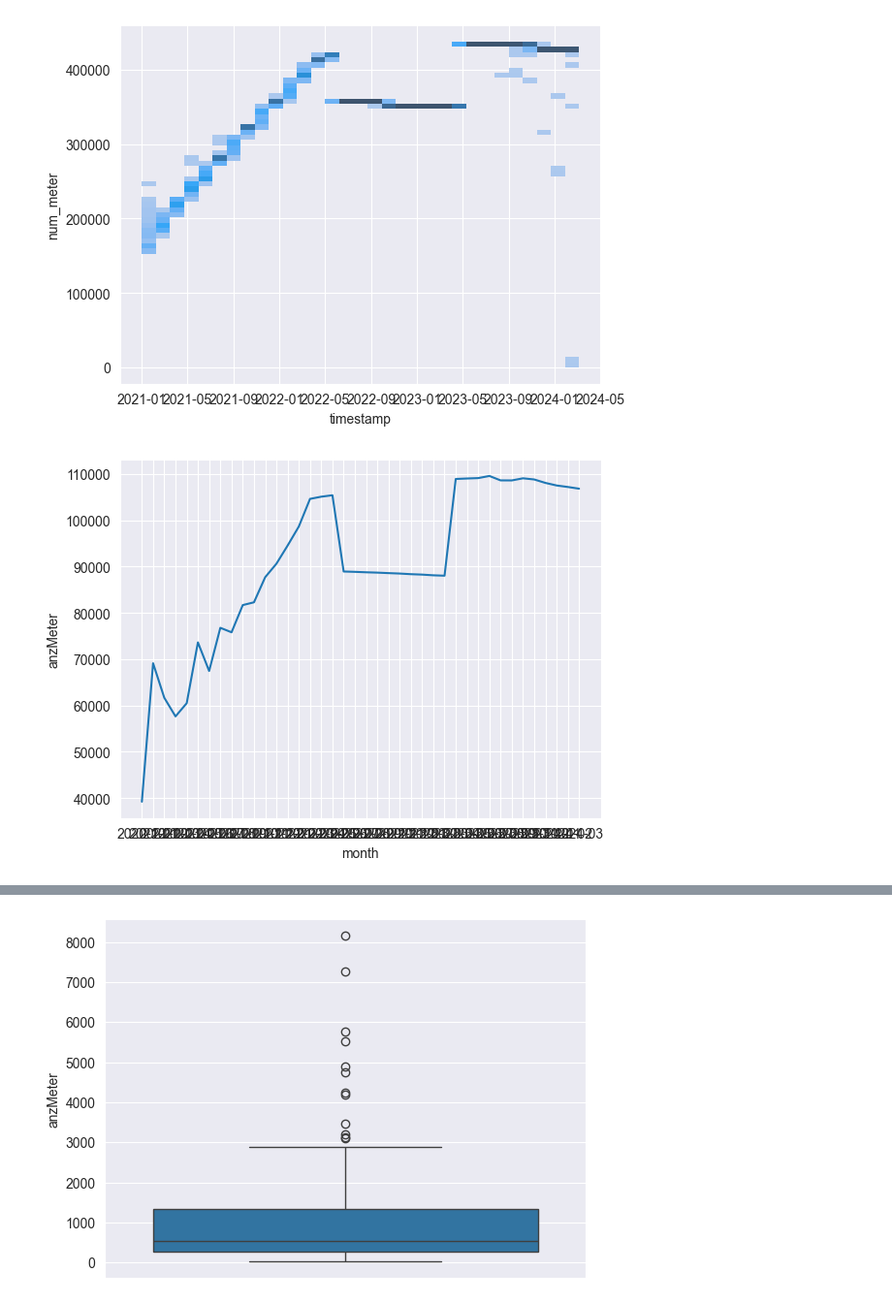
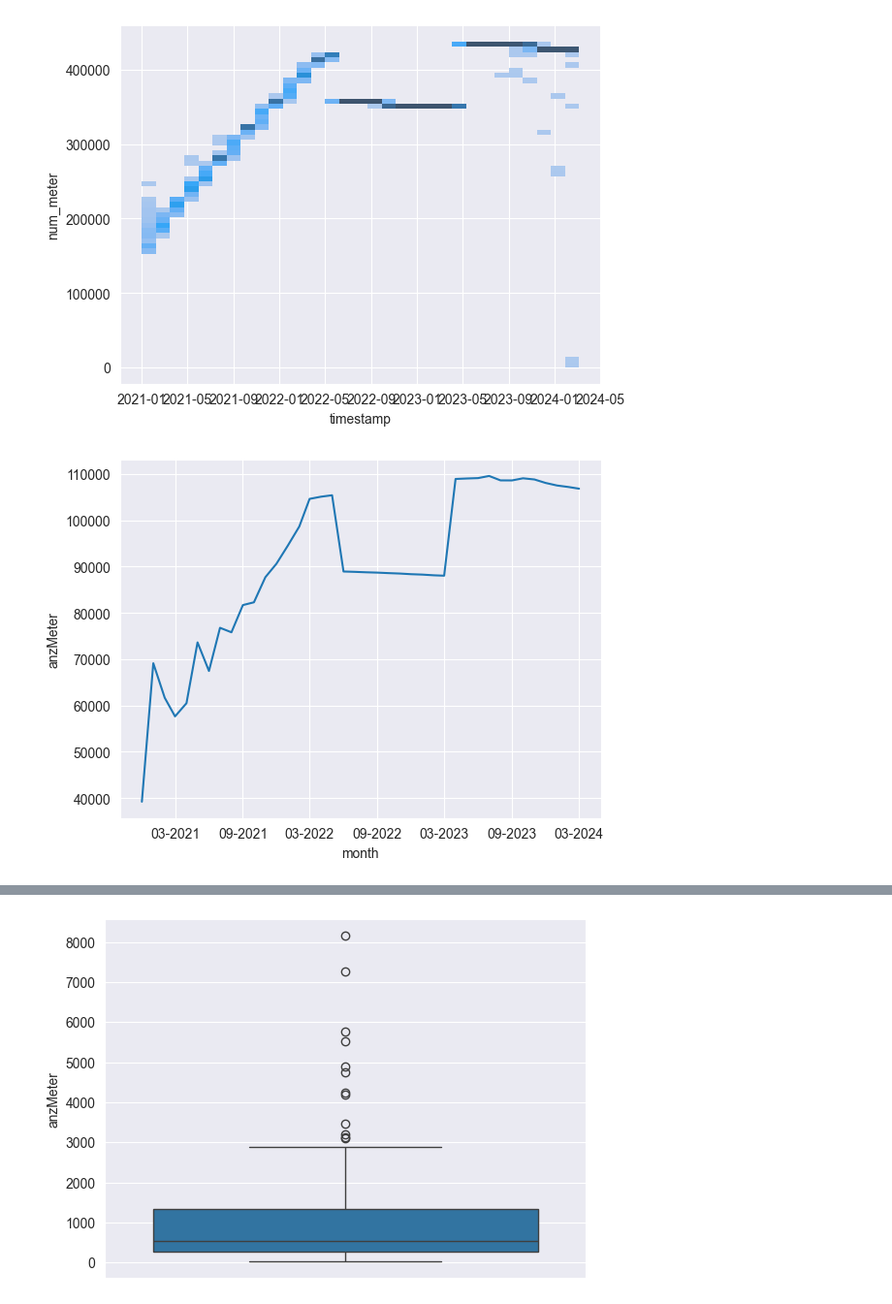
Before and after one commit to 7Horizon/BINA-CaseStudy, a Jupyter notebook: data_analysis.ipynb, the cells around one changed output, grey strips where cells are left out. Shown at 97% size. Cells and saved outputs as stored; diff of their text form; code cells hidden in the pictures.

```diff
--- a/data_analysis.ipynb
+++ b/data_analysis.ipynb
@@ -112,9 +114,12 @@ plt.show()
 [figure]
 # %%
 df = pd.read_sql_query("SELECT month, SUM(anzMeter) as anzMeter FROM (SELECT MAX(anzMeter) as anzMeter, STRFTIME('%Y-%m', timestamp) as month FROM smartmeter GROUP BY PLZ, month) GROUP BY month;", connection)
-sns.lineplot(data=df, x='month', y='anzMeter')
+df['month'] = pd.to_datetime(df['month'])
+plot = sns.lineplot(data=df, x='month', y='anzMeter')
+plot.xaxis.set_major_locator(mdates.MonthLocator(interval=6))
+plot.xaxis.set_major_formatter(mdates.DateFormatter('%m-%Y'))
 plt.show()
 # %% [output]
-[figure, old version]
+[figure, new version]
 # %%
 df = pd.read_sql_query("SELECT day, SUM(anzMeter) as anzMeter FROM (SELECT MAX(anzMeter) as anzMeter, STRFTIME('%Y-%m-%d', timestamp) as day FROM smartmeter GROUP BY PLZ, day) GROUP BY day ORDER BY day;", connection)
```
Also changed, not shown: parts of 3 cells of this notebook.
